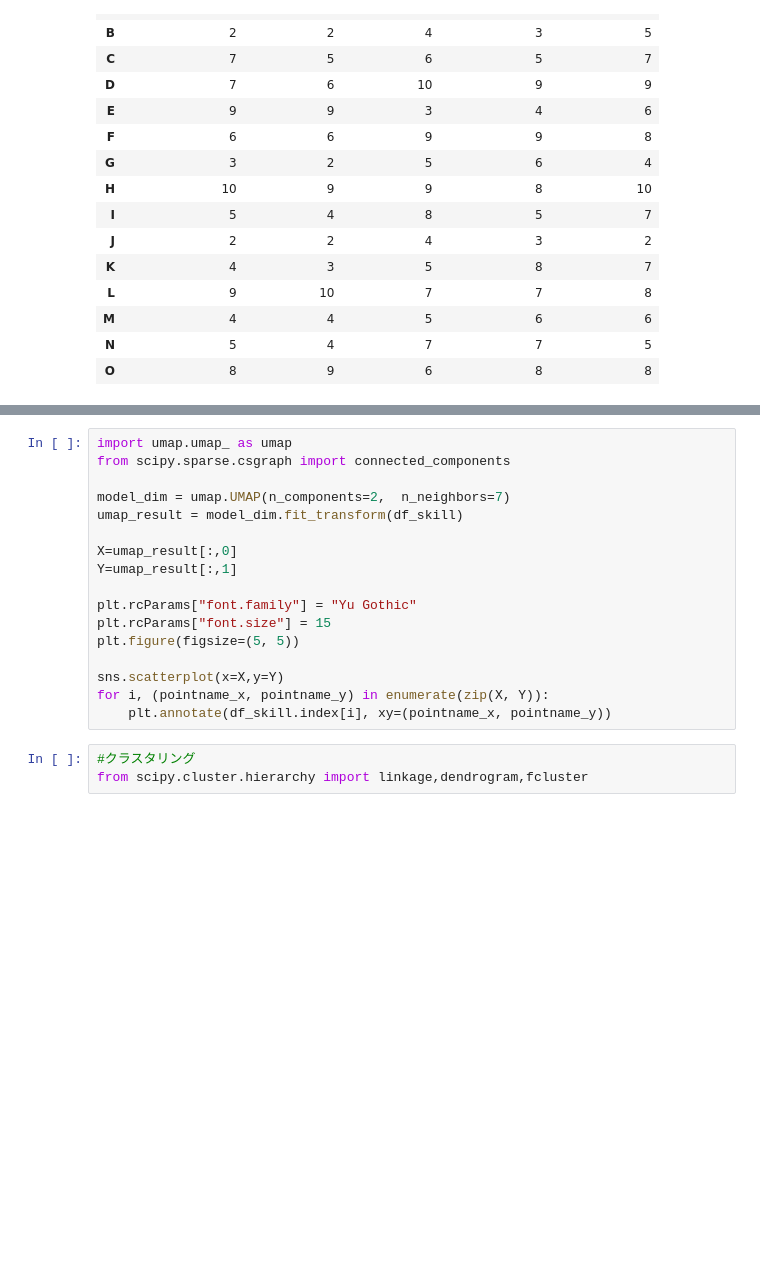
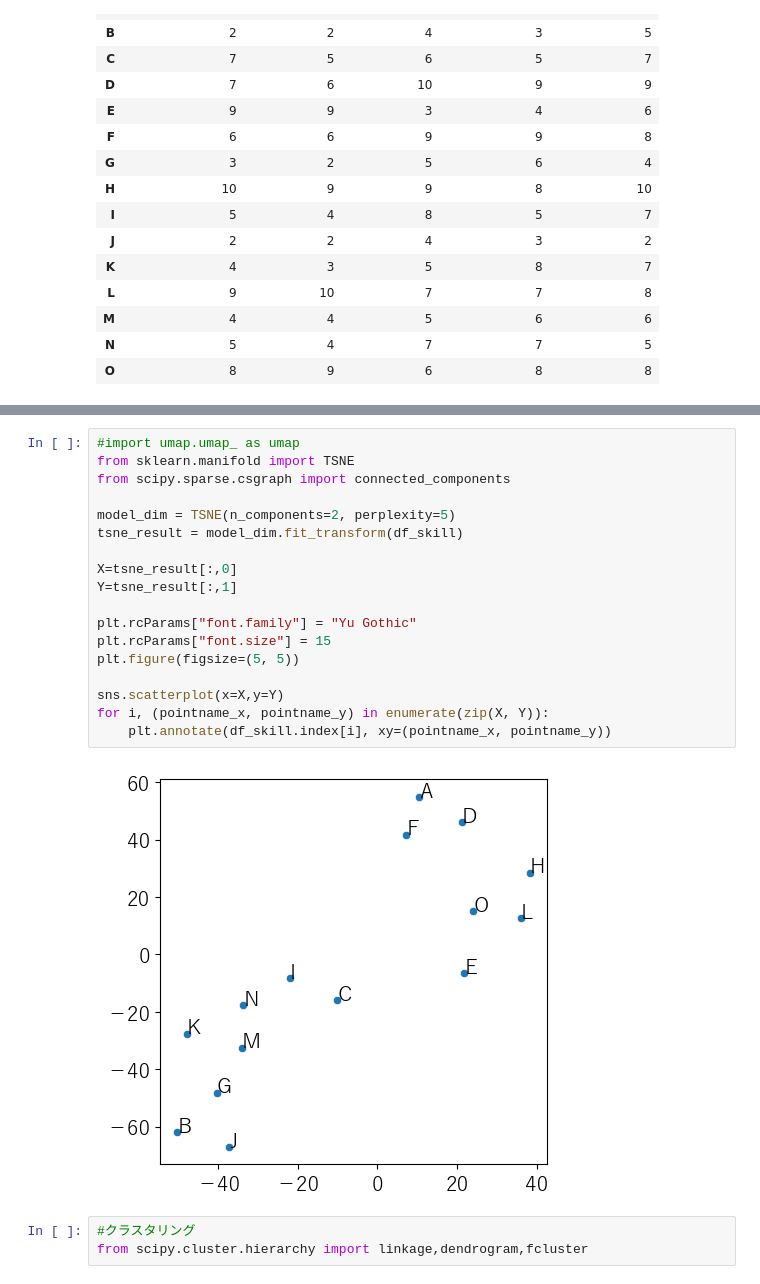
Before and after one commit to itsukikawamu/practice_python, a Jupyter notebook: src/unsupervised_learning/unsuper_learning.ipynb, the cells around one changed output, grey strips where cells are left out. Cells and saved outputs as stored; diff of their text form; blank space fills up the shorter version.

```diff
--- a/src/unsupervised_learning/unsuper_learning.ipynb
+++ b/src/unsupervised_learning/unsuper_learning.ipynb
@@ -55,20 +92,23 @@ for i, (pointname_x, pointname_y) in enumerate(zip(X_comp, Y_comp)):
 # %%
-import umap.umap_ as umap
+#import umap.umap_ as umap
+from sklearn.manifold import TSNE
 from scipy.sparse.csgraph import connected_components
 
-model_dim = umap.UMAP(n_components=2,  n_neighbors=7)
-umap_result = model_dim.fit_transform(df_skill)
+model_dim = TSNE(n_components=2, perplexity=5)
+tsne_result = model_dim.fit_transform(df_skill)
 
-X=umap_result[:,0]
-Y=umap_result[:,1]
+X=tsne_result[:,0]
+Y=tsne_result[:,1]
 
 plt.rcParams["font.family"] = "Yu Gothic"
 plt.rcParams["font.size"] = 15
 plt.figure(figsize=(5, 5))
 
 sns.scatterplot(x=X,y=Y)
 for i, (pointname_x, pointname_y) in enumerate(zip(X, Y)):
     plt.annotate(df_skill.index[i], xy=(pointname_x, pointname_y))
+# %% [output]
+[figure, added]
 # %%
 #クラスタリング
 from scipy.cluster.hierarchy import linkage,dendrogram,fcluster
```
Also changed, not shown: parts of 10 cells of this notebook.
